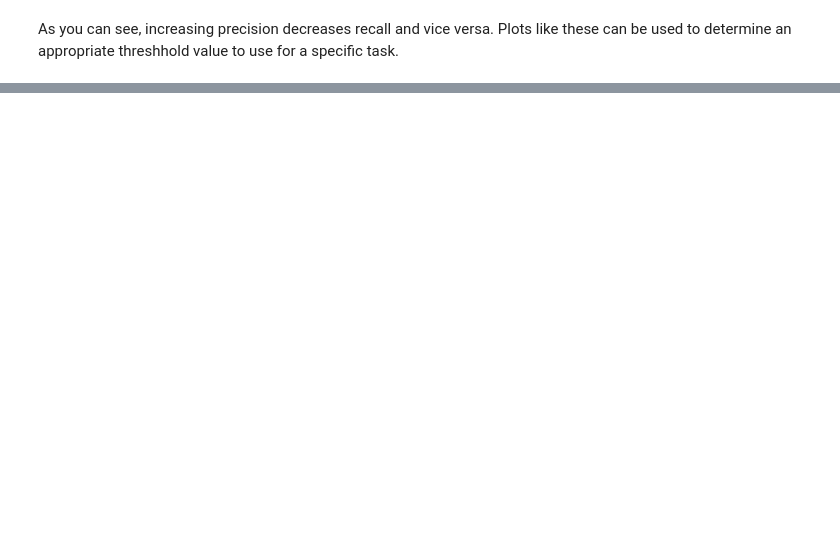
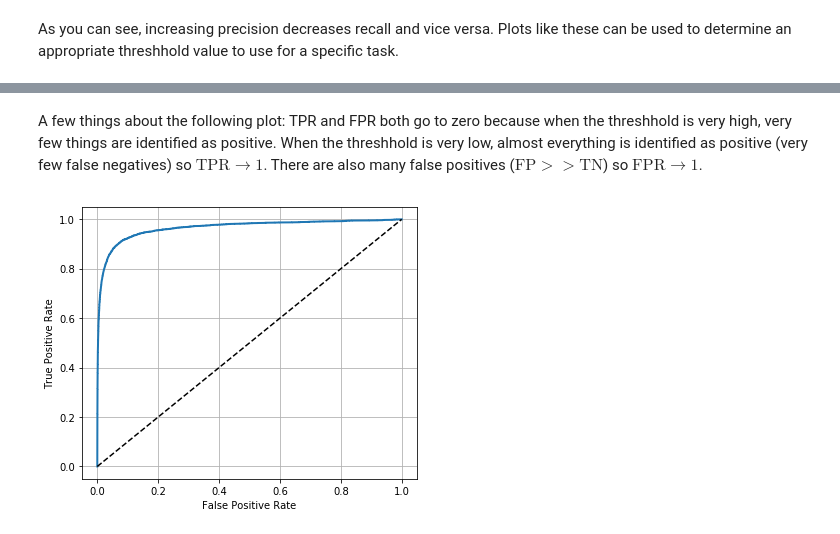
Before and after one commit to lukepolson/Machine-Learning, a Jupyter notebook: Chapter3.ipynb, the cells around one changed output, grey strips where cells are left out. Saved outputs shown, nothing was run; the diff lists cells and outputs as text; code cells hidden in the pictures; blank space fills up the shorter version.

```diff
--- a/Chapter3.ipynb
+++ b/Chapter3.ipynb
@@ -280,0 +330,15 @@ As you can see, increasing precision decreases recall and vice versa. Plots like
+# %%
+from sklearn.metrics import roc_curve
+fpr, tpr, threshholds = roc_curve(y_train_5, y_scores)
+# %% [markdown]
+A few things about the following plot: TPR and FPR both go to zero because when the threshhold is very high, very few things are identified as positive. When the threshhold is very low, almost everything is identified as positive (very few false negatives) so $\text{TPR} \to 1$. There are also many false positives ($\text{FP} >> \text{TN}$) so $\text{FPR} \to 1$.
+# %%
+fig, ax = plt.subplots(figsize=(6,5))
+ax.plot(fpr, tpr, linewidth=2)
+ax.set_xlabel('False Positive Rate')
+ax.set_ylabel('True Positive Rate')
+ax.plot([0,1],[0,1], 'k--')
+ax.grid()
+plt.show()
+# %% [output]
+[figure, added]
```
Also changed, not shown: parts of 23 cells of this notebook.
